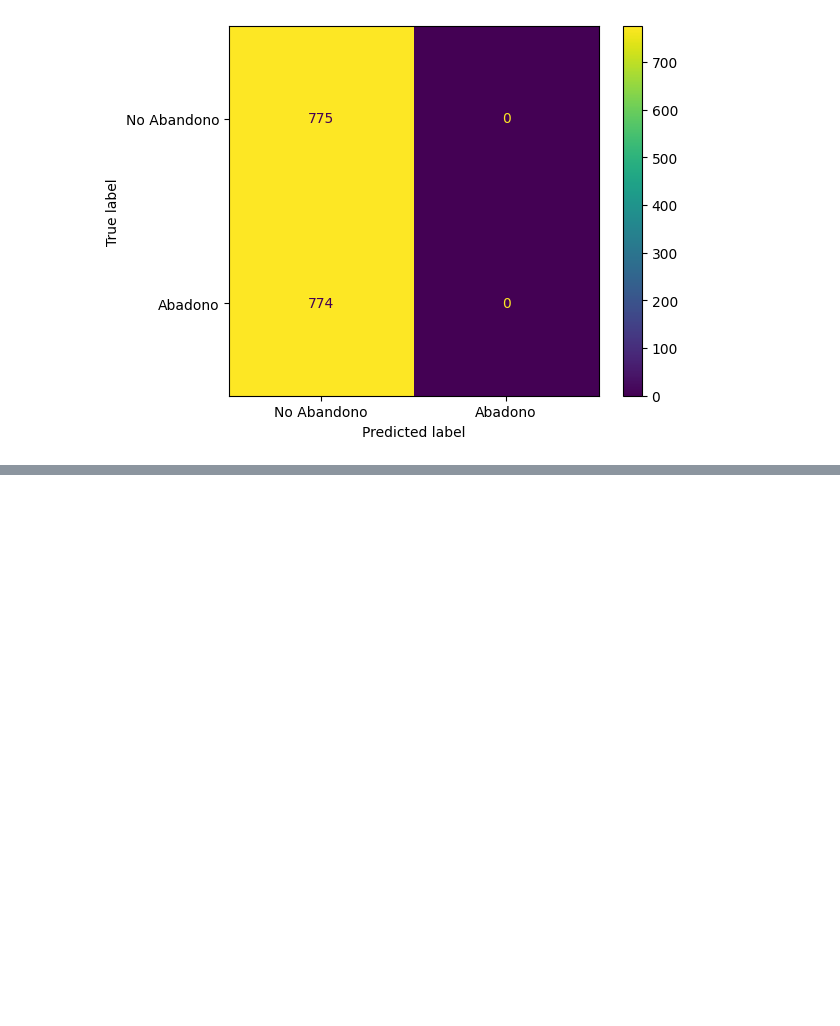
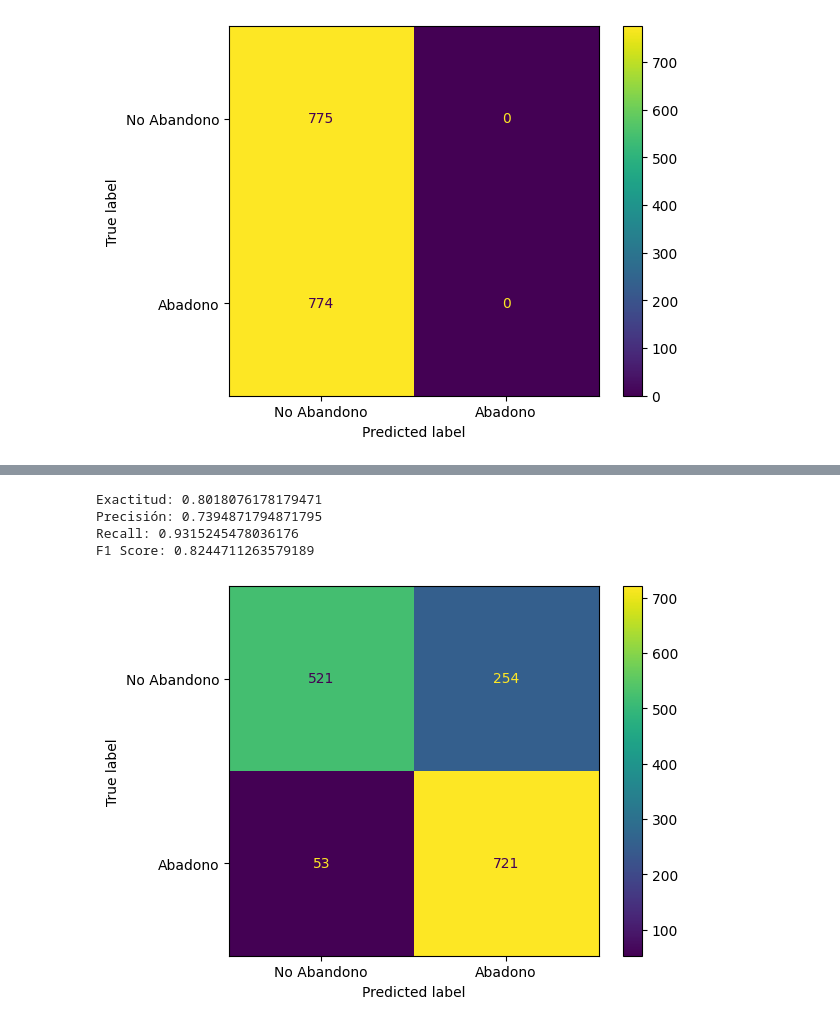
Before and after one commit to ErikGzz03TEC/Challenge_Telecom_X_parte_2, a Jupyter notebook: Challenge_TelecomX_2.ipynb, the cells around one changed output, grey strips where cells are left out. Cells and saved outputs as stored; diff of their text form; code cells hidden in the pictures; blank space fills up the shorter version.

```diff
--- a/Challenge_TelecomX_2.ipynb
+++ b/Challenge_TelecomX_2.ipynb
@@ -646,0 +618,12 @@ Precision is ill-defined and being set to 0.0 due to no predicted samples. Use `
+# %%
+modelo_knn = KNeighborsClassifier()
+modelo_knn.fit(X_train,y_train)
+y_pred_knn = modelo_knn.predict(X_val)
+
+resultados_knn = evaluacion_modelos(y_val,y_pred_knn)
+# %% [output]
+Exactitud: 0.8018076178179471
+Precisión: 0.7394871794871795
+Recall: 0.9315245478036176
+F1 Score: 0.8244711263579189
+[figure, added]
```
Also changed, not shown: parts of 11 cells of this notebook.
